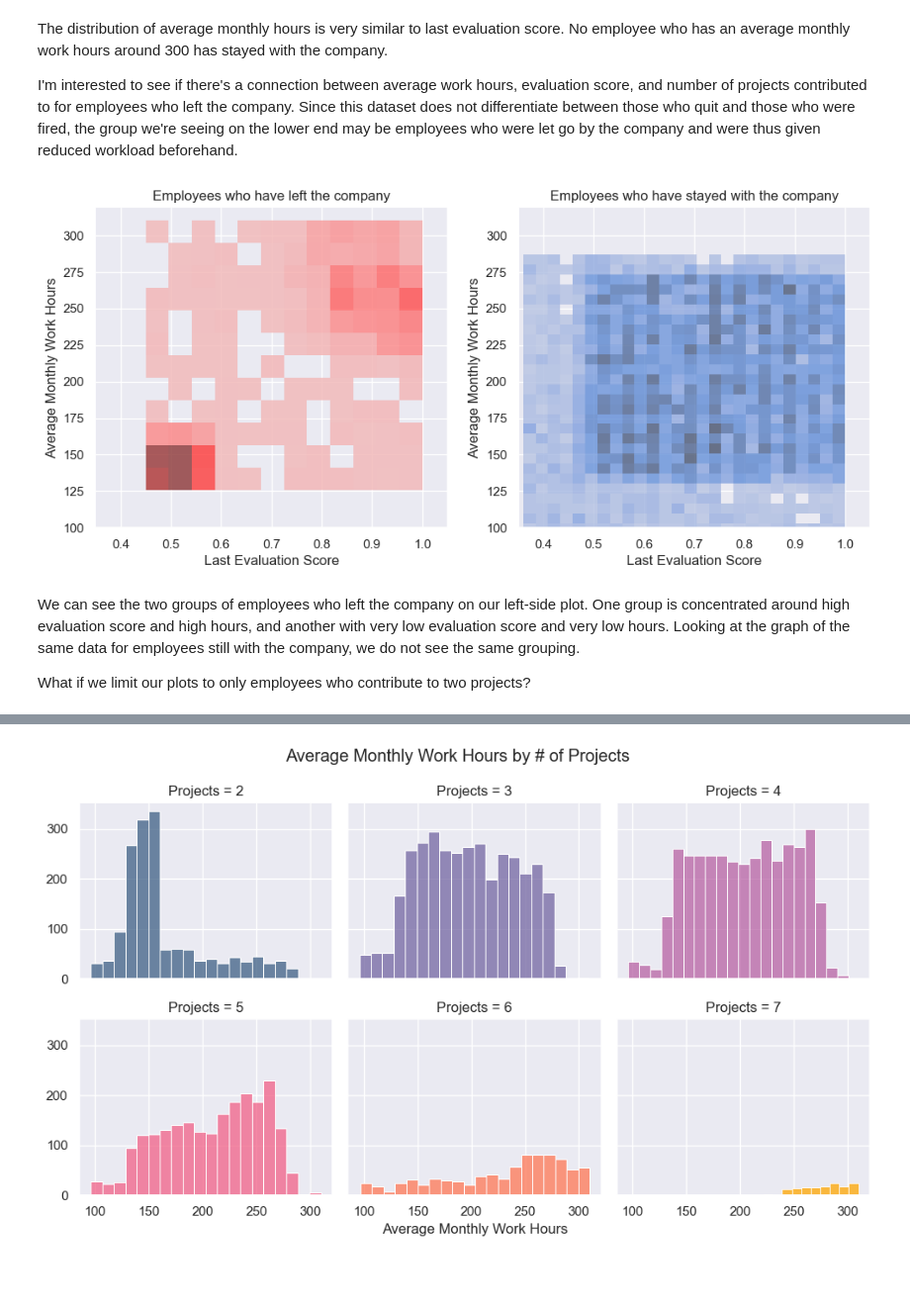
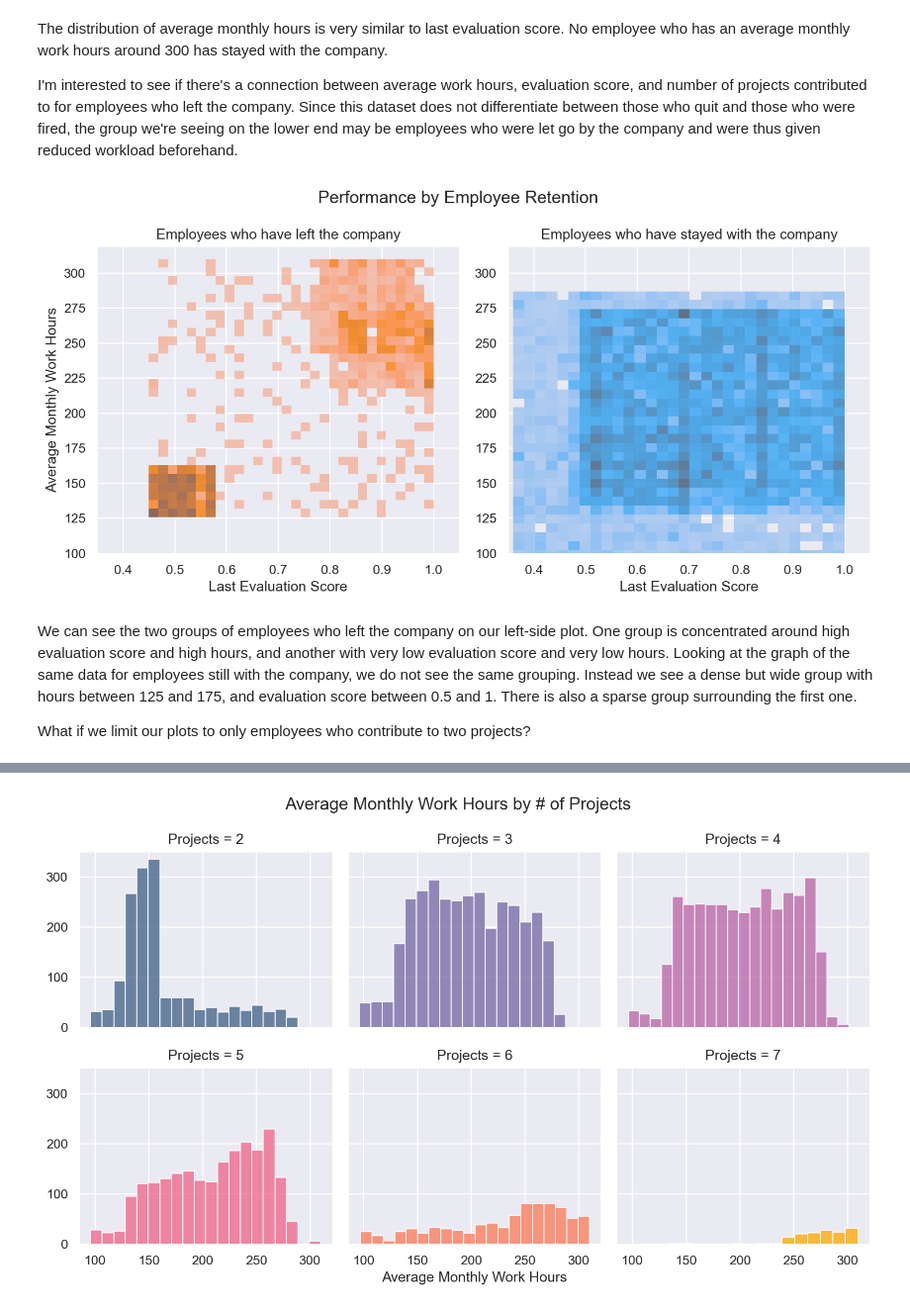
Before and after one commit to tknorris23/google-data-analytics-capstone, a Jupyter notebook: Salifort_Motors_Capstone_Project.ipynb, the cells around one changed output, grey strips where cells are left out. Shown at 99% size. Drawn from its saved outputs; the diff is of its cells as text; code cells hidden in the pictures; blank space fills up the shorter version.

Commit message:
Updated graphs, comments, and text
Updated graphs to have more consistency and readability.

Added comments to code sections.

Reviewed and edited commentary.

```diff
--- a/Salifort_Motors_Capstone_Project.ipynb
+++ b/Salifort_Motors_Capstone_Project.ipynb
@@ -167,3 +169,14 @@ data.shape
 # %% [markdown]
 ### Outliers
 Next, let's look into potential outliers in our dataset. To get an idea of outliers, we can create box plots for each continuous variable.
+# %%
+# Set seaborn's style to 'darkgrid', a more pleasing display
+sns.set_style("darkgrid")
+
+# Create a figure
+plt.figure(figsize = (5, 1), dpi = 150)
+# Draw a boxplot of our data and set its color
+sns.boxplot(x = data['satisfaction_level'], color = '#335eb0')
+# Set the plot label
+plt.xlabel('Satisfaction Level')
+plt.show()
@@ -492,45 +568,58 @@ I'm interested to see if there's a connection between average work hours, evalua
 sns.set_style('darkgrid')
 
 # Create a figure with two subplots
-fig, axes = plt.subplots(1, 2, figsize = (12, 5))
+fig, axes = plt.subplots(1, 2, figsize = (10, 5), dpi = 150)
 
 # Heatmap of employees who left the company
 sns.histplot(
+    # Set x and y data to get a distribution heatmap
     x = data[data['left'] == 1]['last_evaluation'],
     y = data[data['left'] == 1]['average_monthly_hours'],
-    color = 'red',
+    # Set number of bins
+    bins = 30,
+    # Set color to align with previous plot style
+    color = sns.color_palette('tab10')[1],
+    # Set subplot
     ax = axes[0],
+    # Give some transparency to align with preivious plot style
     alpha = 0.8
 )
+# Set labels and title
 axes[0].set_xlabel('Last Evaluation Score')
 axes[0].set_ylabel('Average Monthly Work Hours')
 axes[0].set_title('Employees who have left the company')
+
 
 # Heatmap of employees who stayed with the company
 sns.histplot(
     x = data[data['left'] == 0]['last_evaluation'],
     y = data[data['left'] == 0]['average_monthly_hours'],
+    bins = 30,
+    color = sns.color_palette('tab10')[0],
     ax = axes[1],
     alpha = 0.8
 )
 axes[1].set_xlabel('Last Evaluation Score')
-axes[1].set_ylabel('Average Monthly Work Hours')
+axes[1].set_ylabel('')
 axes[1].set_title('Employees who have stayed with the company')
 
-# Set y scale
+# Set y scale to be the same in both plots
 y_max = max(axes[0].get_ylim()[1], axes[1].get_ylim()[1])
 axes[0].set_ylim(100, y_max)
 axes[1].set_ylim(100, y_max)
 
-# Set x scale
+# Set x scale to be the same in both plots
 axes[0].set_xlim(0.35, 1.05)
 axes[1].set_xlim(0.35, 1.05)
 
+fig.suptitle('Performance by Employee Retention')
+
 # Display plot
+plt.tight_layout()
 plt.show()
 # %% [output]
-[figure, old version]
+[figure, new version]
 # %% [markdown]
-We can see the two groups of employees who left the company on our left-side plot. One group is concentrated around high evaluation score and high hours, and another with very low evaluation score and very low hours. Looking at the graph of the same data for employees still with the company, we do not see the same grouping.
+We can see the two groups of employees who left the company on our left-side plot. One group is concentrated around high evaluation score and high hours, and another with very low evaluation score and very low hours. Looking at the graph of the same data for employees still with the company, we do not see the same grouping. Instead we see a dense but wide group with hours between 125 and 175, and evaluation score between 0.5 and 1. There is also a sparse group surrounding the first one.
 
 What if we limit our plots to only employees who contribute to two projects?
```
Also changed, not shown: parts of 126 cells of this notebook.
